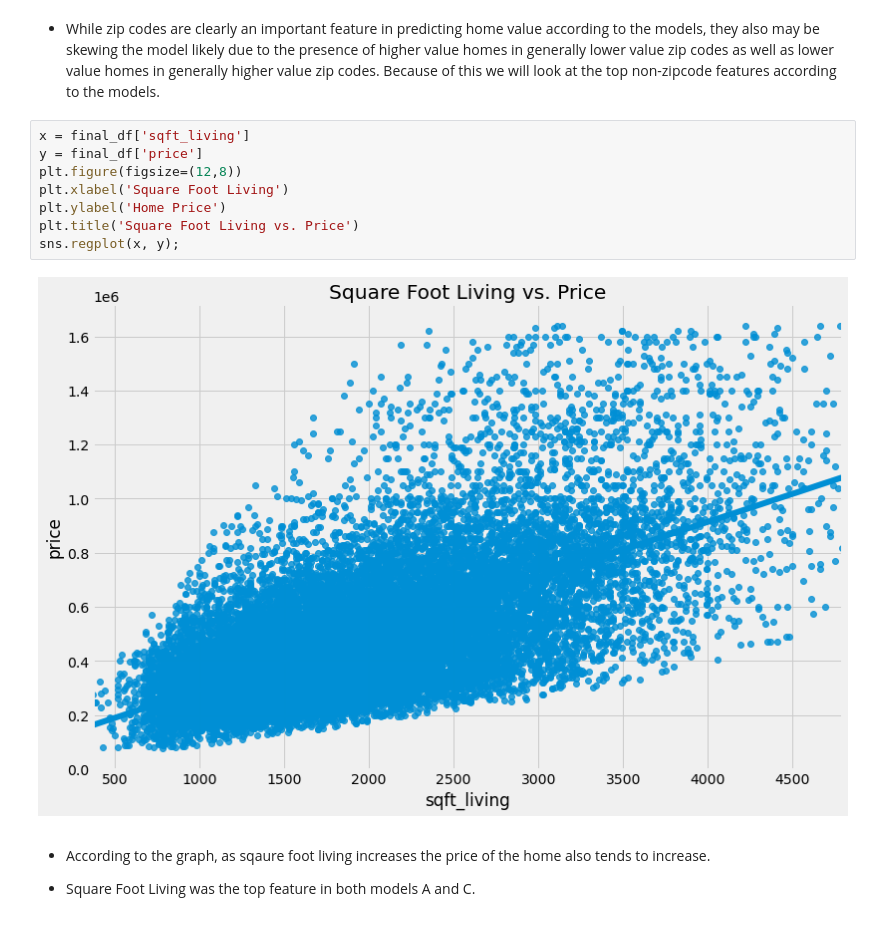
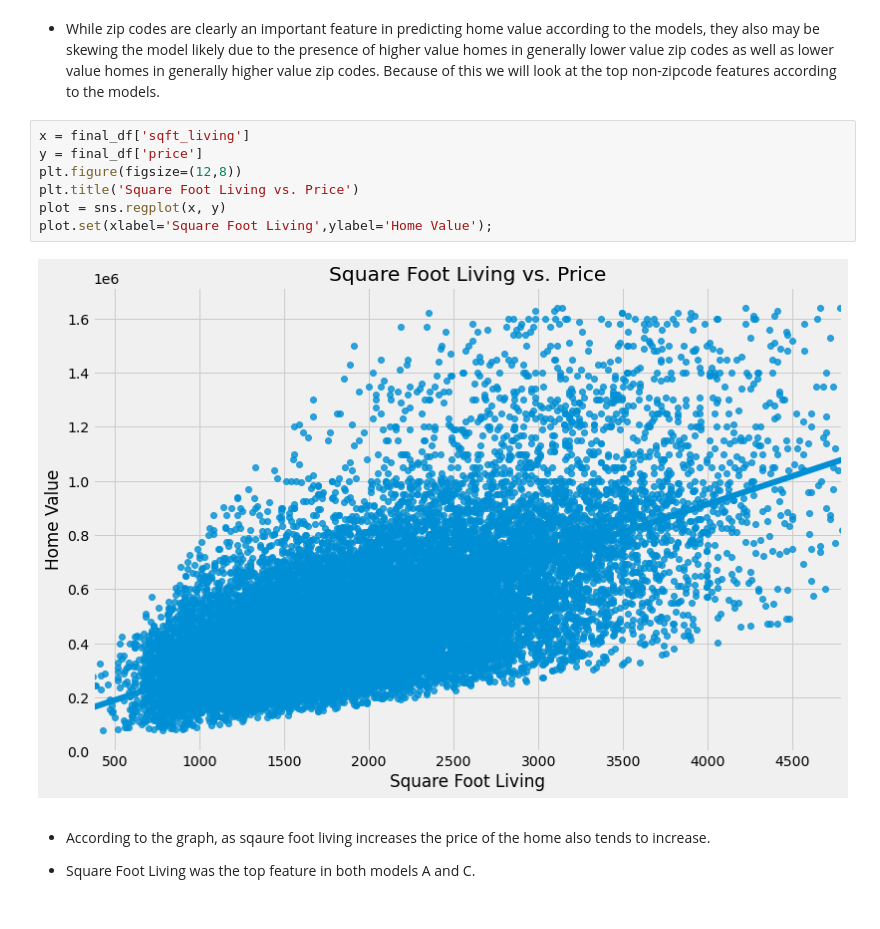
Before and after one commit to jmg0144/Housing-Linear-Regression-Analysis, a Jupyter notebook: home-sales-analysis.ipynb, the cells around one changed output. Saved outputs shown, nothing was run; the diff lists cells and outputs as text.

Commit message:
Updated graph titles

```diff
--- a/home-sales-analysis.ipynb
+++ b/home-sales-analysis.ipynb
@@ -1161,13 +1161,12 @@ plt.title('Model Mean Absolute Error Comparison');
 # %%
 x = final_df['sqft_living']
 y = final_df['price']
 plt.figure(figsize=(12,8))
-plt.xlabel('Square Foot Living')
-plt.ylabel('Home Price')
 plt.title('Square Foot Living vs. Price')
-sns.regplot(x, y);
+plot = sns.regplot(x, y)
+plot.set(xlabel='Square Foot Living',ylabel='Home Value');
 # %% [output]
-[figure, old version]
+[figure, new version]
 # %% [markdown]
  - According to the graph, as sqaure foot living increases the price of the home also tends to increase.
 
```
Also changed, not shown: parts of 7 cells of this notebook.
